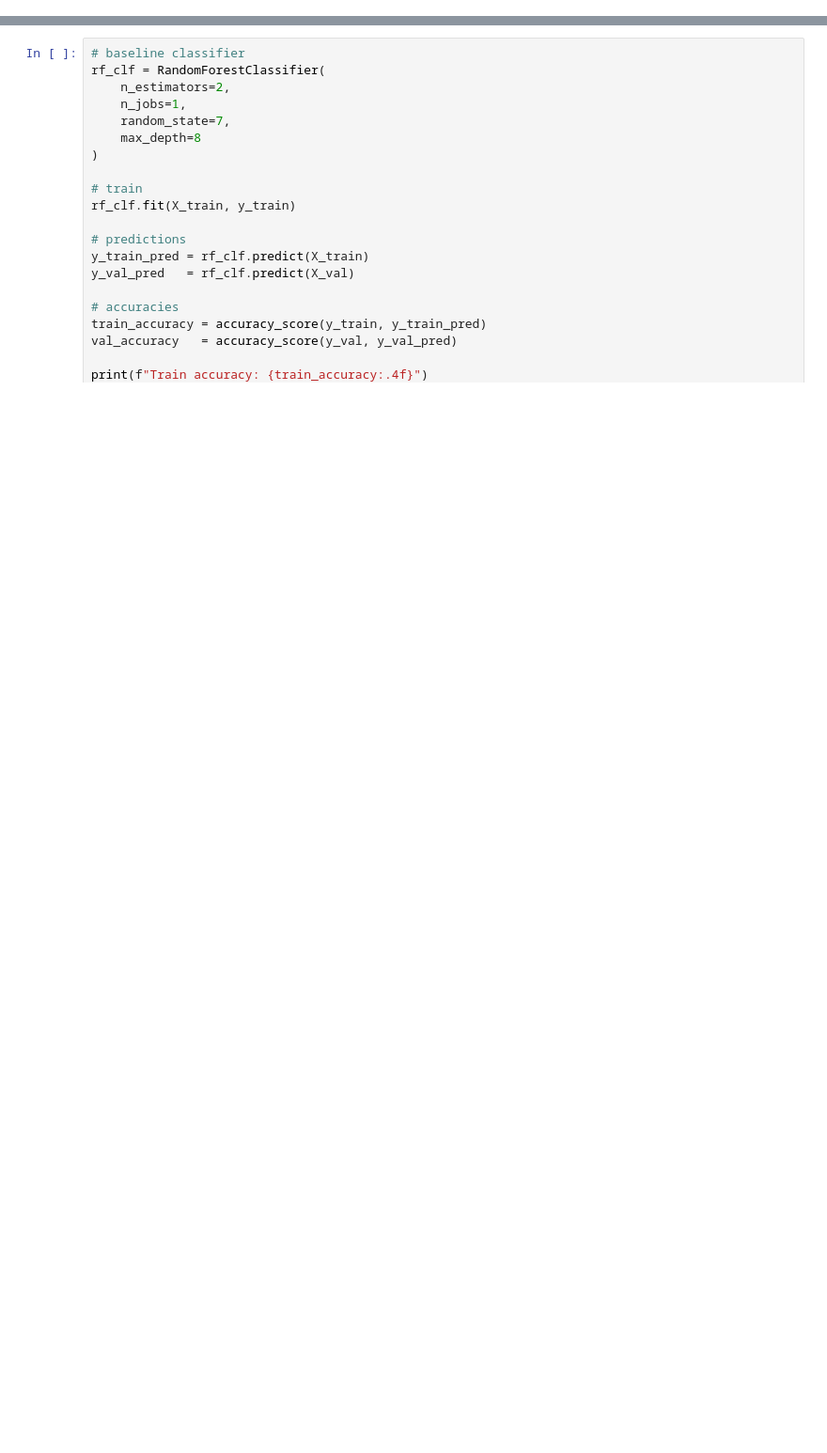
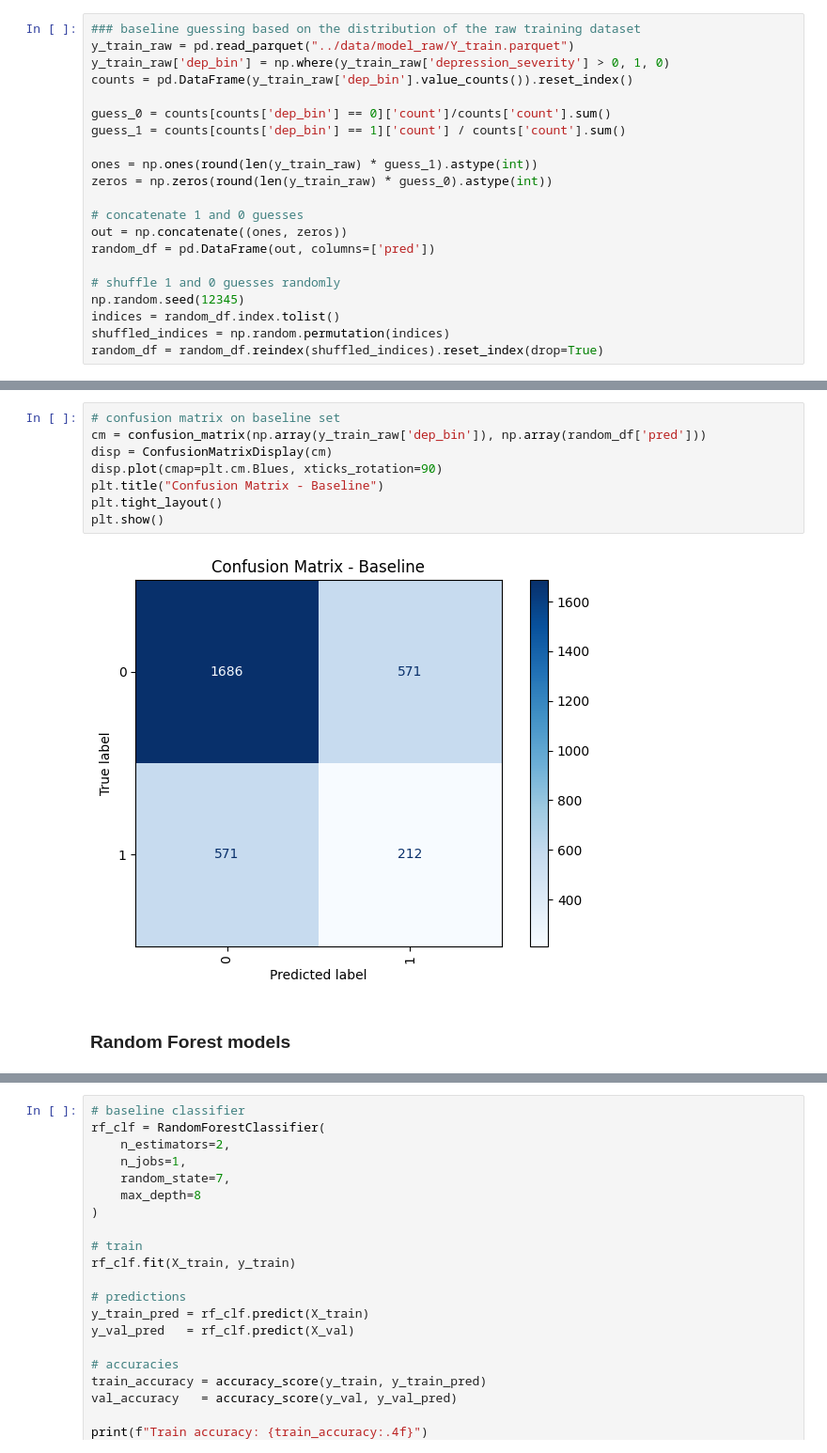
Before and after one commit to natdosan/data207-final-prject, a Jupyter notebook: src/emily_modeling.ipynb, the cells around one changed output, grey strips where cells are left out. Shown at 94% size. Cells and saved outputs as stored; diff of their text form; blank space fills up the shorter version.

```diff
--- a/src/emily_modeling.ipynb
+++ b/src/emily_modeling.ipynb
@@ -30,0 +37,21 @@ warnings.filterwarnings("ignore", category=UserWarning) #used to supress the tf
+# %%
+### baseline guessing based on the distribution of the raw training dataset
+y_train_raw = pd.read_parquet("../data/model_raw/Y_train.parquet")
+y_train_raw['dep_bin'] = np.where(y_train_raw['depression_severity'] > 0, 1, 0)
+counts = pd.DataFrame(y_train_raw['dep_bin'].value_counts()).reset_index()
+
+guess_0 = counts[counts['dep_bin'] == 0]['count']/counts['count'].sum()
+guess_1 = counts[counts['dep_bin'] == 1]['count'] / counts['count'].sum()
+
+ones = np.ones(round(len(y_train_raw) * guess_1).astype(int))
+zeros = np.zeros(round(len(y_train_raw) * guess_0).astype(int))
+
+# concatenate 1 and 0 guesses
+out = np.concatenate((ones, zeros))
+random_df = pd.DataFrame(out, columns=['pred'])
+
+# shuffle 1 and 0 guesses randomly
+np.random.seed(12345)
+indices = random_df.index.tolist()
+shuffled_indices = np.random.permutation(indices)
+random_df = random_df.reindex(shuffled_indices).reset_index(drop=True)
@@ -31 +78,13 @@ warnings.filterwarnings("ignore", category=UserWarning) #used to supress the tf
+# %%
+# confusion matrix on baseline set
+cm = confusion_matrix(np.array(y_train_raw['dep_bin']), np.array(random_df['pred']))
+disp = ConfusionMatrixDisplay(cm)
+disp.plot(cmap=plt.cm.Blues, xticks_rotation=90)
+plt.title("Confusion Matrix - Baseline")
+plt.tight_layout()
+plt.show()
+# %% [output]
+[figure, added]
+# %% [markdown]
+### Random Forest models
 # %%
```
Also changed, not shown: parts of 13 cells of this notebook, 2 other files.
